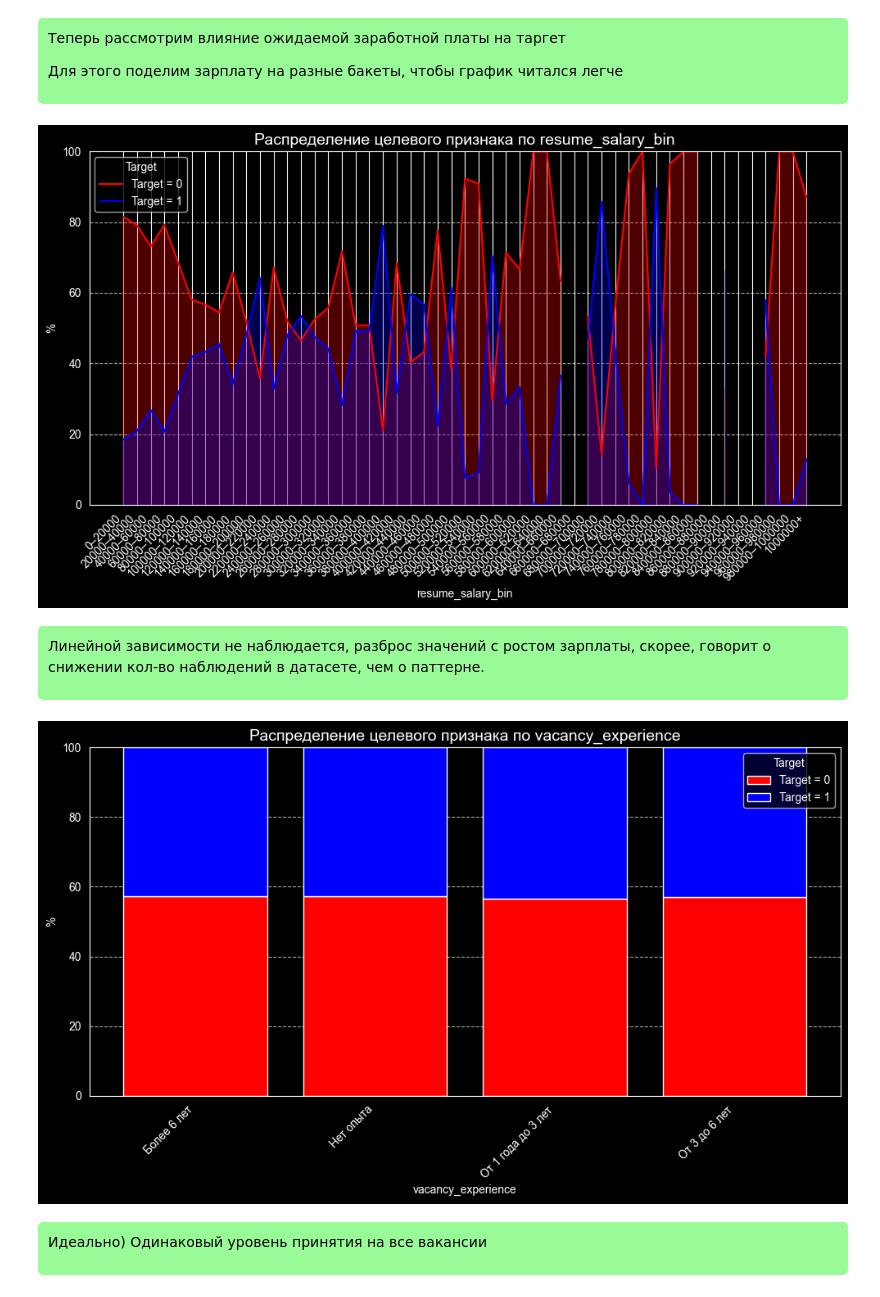
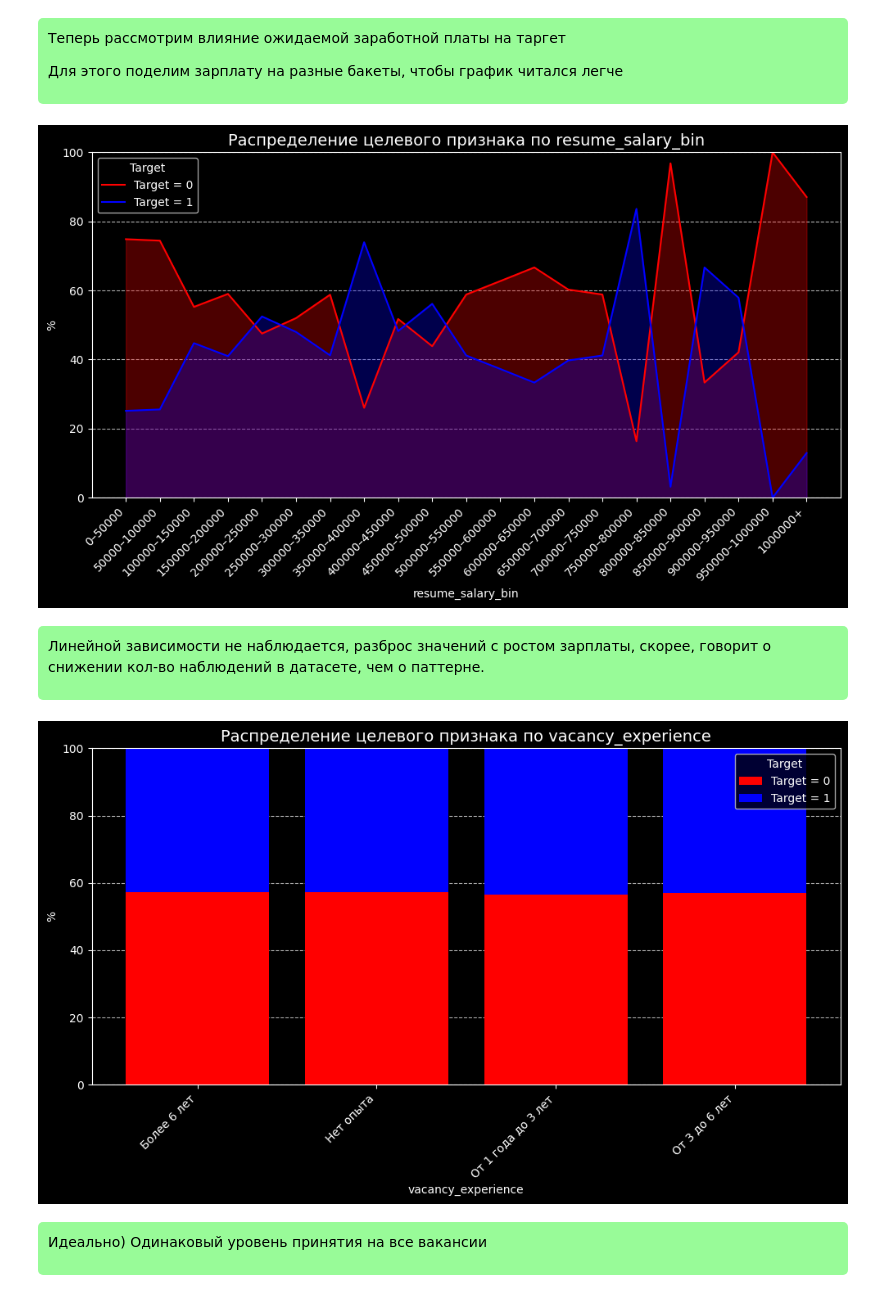
Before and after one commit to UsovAlexander/hr-ai-scout, a Jupyter notebook: eda_analysis/eda_hr_ai_scout.ipynb, the cells around one changed output. Cells and saved outputs as stored; diff of their text form; code cells hidden in the pictures.

```diff
--- a/eda_analysis/eda_hr_ai_scout.ipynb
+++ b/eda_analysis/eda_hr_ai_scout.ipynb
@@ -261,7 +274,7 @@ array(['NDT'], dtype=object)
 df['resume_age'] = df['resume_age'].fillna(df['resume_age'].mean())
 df['resume_experience_months'] = df['resume_experience_months'].fillna(0)
 # %%
-df = df.drop(['vacancy_id', 'resume_id', 'vacancy_salary_to', 'vacancy_salary_from',
+df = df.drop(['vacancy_salary_to', 'vacancy_salary_from',
               'vacancy_salary_currency', 'vacancy_salary_gross'], axis=1)
 # %%
 df.loc[df['resume_last_company_experience_period'] == 'NDT', 'resume_last_experience_description'].unique()
@@ -659,20 +707,20 @@ create_scatter_chart(df[df.resume_gender == 'Женщина'], 'resume_age')
 
 </div>
 # %%
-bucket = list(range(0, 1_000_001, 20_000)) + [np.inf]
+bucket = list(range(0, 1_000_001, 50_000)) + [np.inf]
 
 labels = [f"{bucket[i]}–{bucket[i+1]}" for i in range(len(bucket)-2)] + ["1000000+"]
 
 df["resume_salary_bin"] = pd.cut(
     df["resume_salary"],
     bins=bucket,
     labels=labels,
     include_lowest=True
 )
 
 create_scatter_chart(df[(df.resume_salary > 0)], 'resume_salary_bin')
 # %% [output]
-[figure, old version]
+[figure, new version]
 # %% [markdown]
 <div style="background-color: #98FB98; color: black; padding: 10px; border-radius: 5px;">
 
@@ -682,7 +730,7 @@ create_scatter_chart(df[(df.resume_salary > 0)], 'resume_salary_bin')
 # %%
 create_bar_chart(df, 'vacancy_experience')
 # %% [output]
-[figure, old version]
+[figure, new version]
 # %% [markdown]
 <div style="background-color: #98FB98; color: black; padding: 10px; border-radius: 5px;">
 
```
Also changed, not shown: parts of 65 cells of this notebook.
